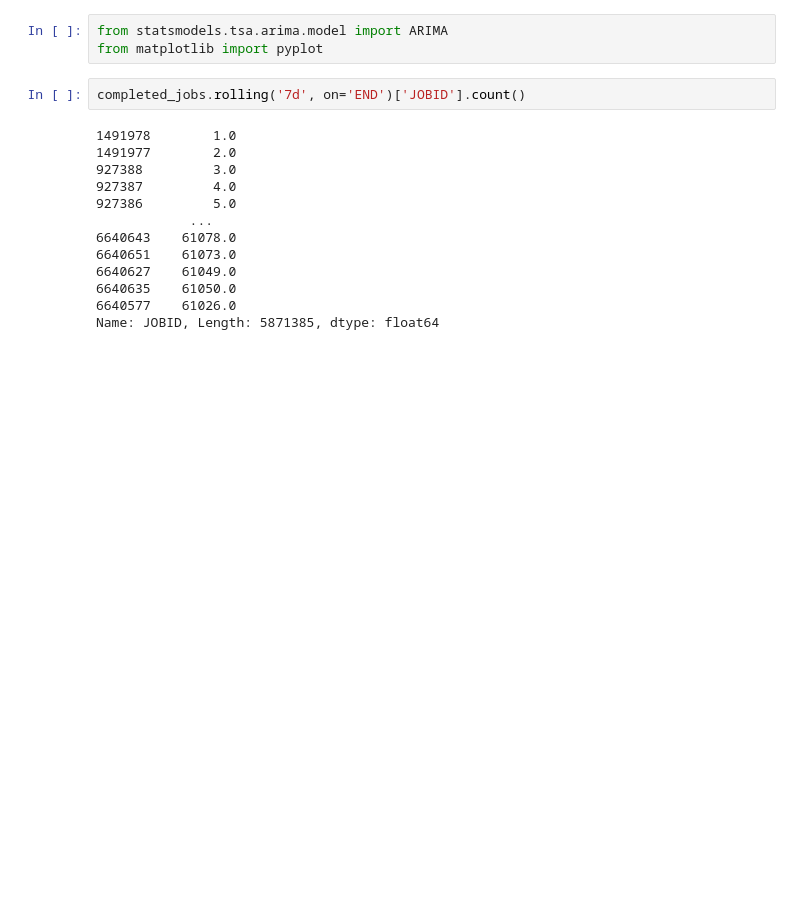
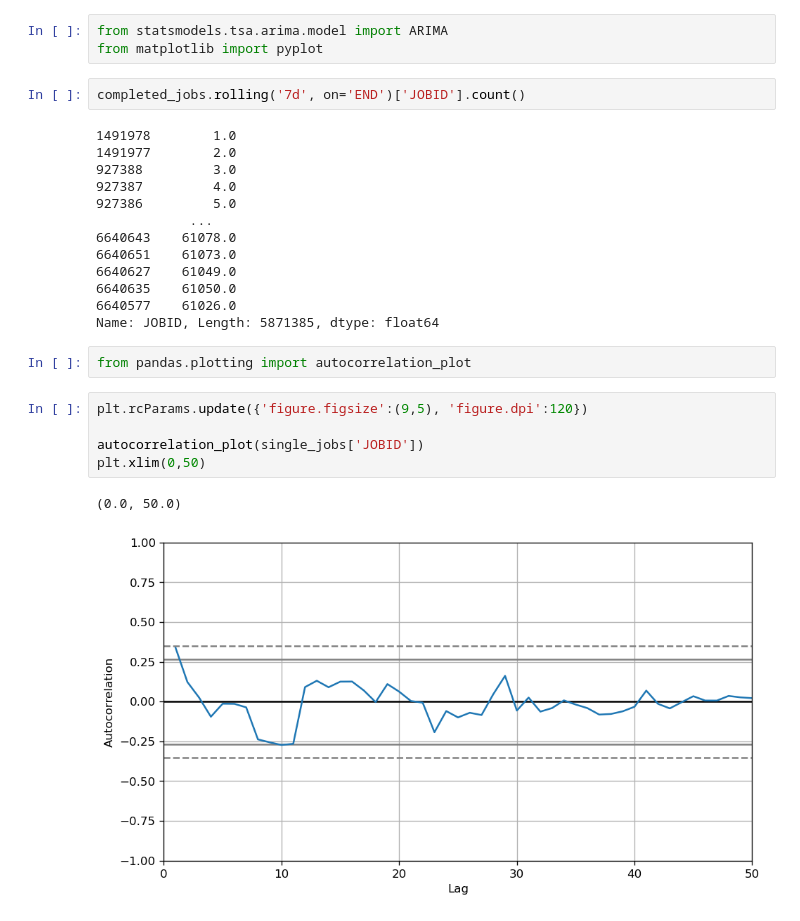
Before and after one commit to VahidehRasekhi/accre-sour_patch, a Jupyter notebook: Question1_revised.ipynb, the cells around one changed output. Cells and saved outputs as stored; diff of their text form; blank space fills up the shorter version.

```diff
--- a/Question1_revised.ipynb
+++ b/Question1_revised.ipynb
@@ -379,3 +447,13 @@ completed_jobs.rolling('7d', on='END')['JOBID'].count()
 6640635    61050.0
 6640577    61026.0
 Name: JOBID, Length: 5871385, dtype: float64
+# %%
+from pandas.plotting import autocorrelation_plot
+# %%
+plt.rcParams.update({'figure.figsize':(9,5), 'figure.dpi':120})
+
+autocorrelation_plot(single_jobs['JOBID'])
+plt.xlim(0,50)
+# %% [output]
+(0.0, 50.0)
+[figure, added]
```
Also changed, not shown: parts of 17 cells of this notebook.
